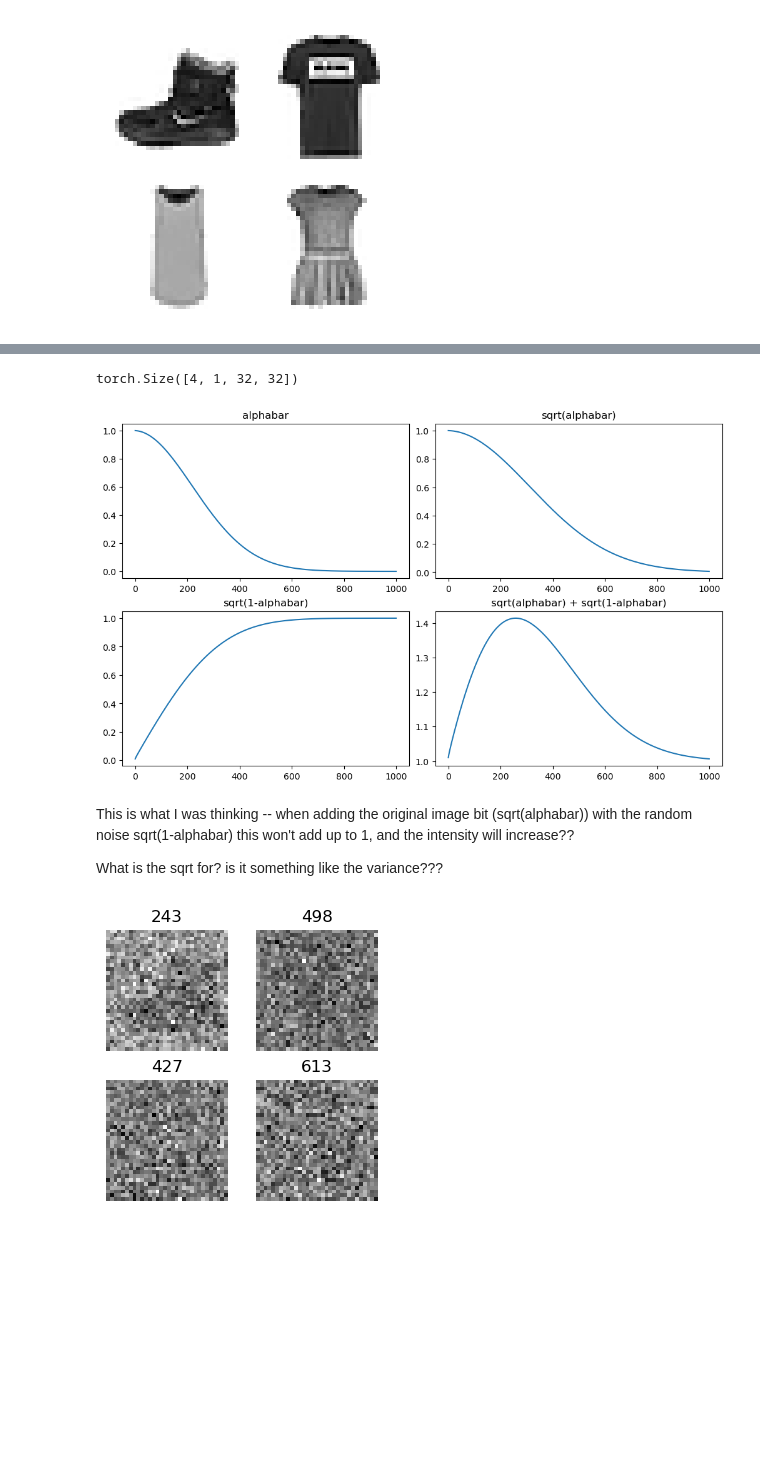
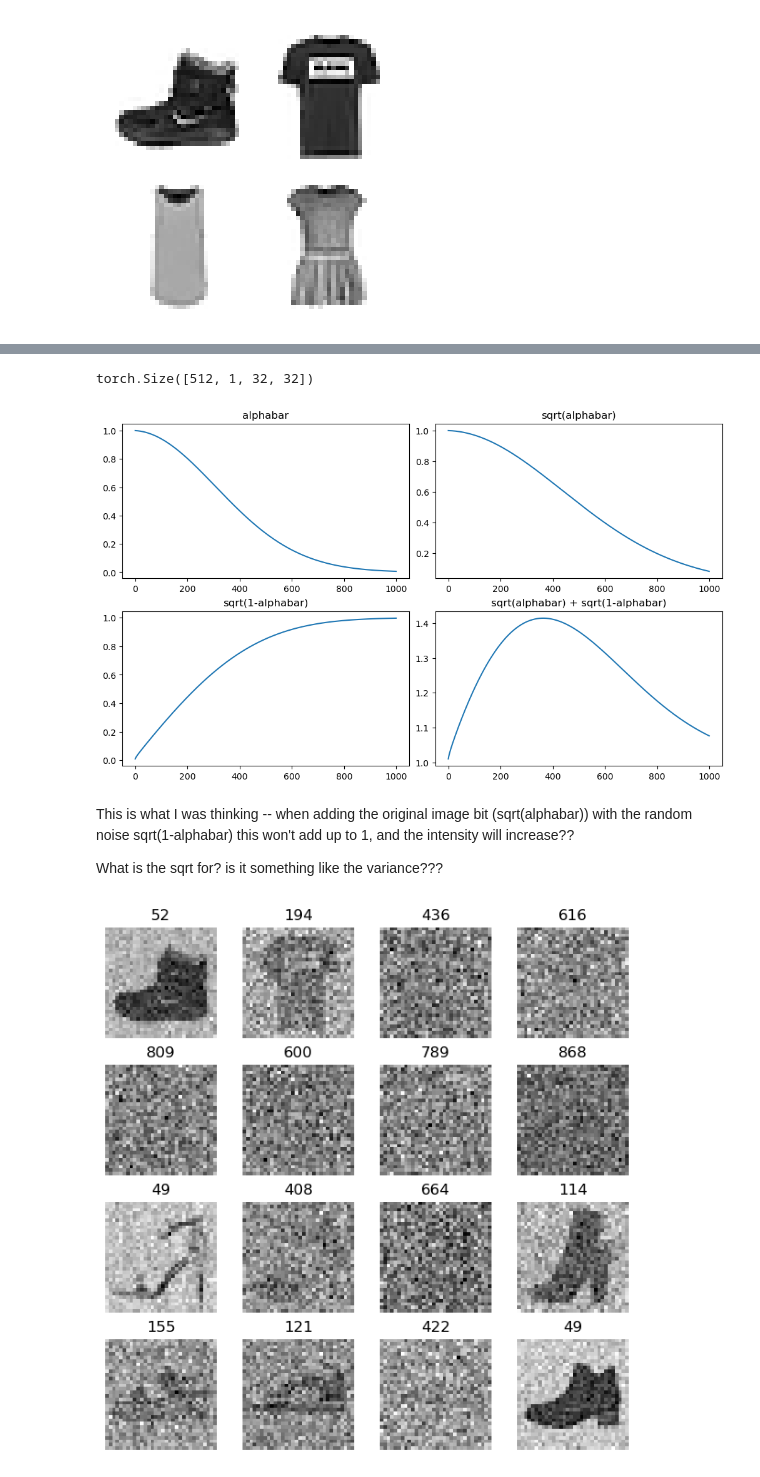
Before and after one commit to tom-pollak/tinyai, a Jupyter notebook: nbs/15_ddpm.ipynb, the cells around one changed output, grey strips where cells are left out. Drawn from its saved outputs; the diff is of its cells as text; code cells hidden in the pictures; blank space fills up the shorter version.

```diff
--- a/nbs/15_ddpm.ipynb
+++ b/nbs/15_ddpm.ipynb
@@ -31,13 +31,13 @@ import torchvision.transforms.functional as TF
 xmean,xstd = 0.286, 0.353
 
 @inplace
-def transformi(b): b[x] = [TF.pad(TF.to_tensor(o), (2,2,2,2)) for o in b[x]]
+def transformi(b): b[x] = [TF.pad(TF.to_tensor(o), (2,2,2,2))-0.5 for o in b[x]]
 
-bs = 256
+bs = 512
 tds = dsd.with_transform(transformi)
 dls = DataLoaders.from_dd(tds, batch_size=bs, num_workers=16, pin_memory=True)
 # %%
-betamin, betamax, nsteps = 0.0001, 0.02, 1000
+betamin, betamax, nsteps = 0.0001, 0.01, 1000
 beta = torch.linspace(betamin, betamax, nsteps)
 alpha = 1 - beta
 alphabar = alpha.cumprod(dim=0)
@@ -67,13 +67,11 @@ alpha is only from 1 - 0.98, this causes the cumprod to tend to 0 since numbers
 Example step
 # %%
 xb, _ = next(iter(dls.train))
-xb= xb[:4]
-show_images(xb, imsize=1.5)
+show_images(xb[:4], imsize=1.5)
 # %% [output]
 [figure]
 # %%
-bs = len(xb) # 4
-t = torch.randint(0, nsteps, (bs,), dtype=torch.long)
+t = torch.randint(0, nsteps, (4,), dtype=torch.long)
 print("t", t)
 alphabar_t = alphabar[t]
 print("alphabar_t", alphabar_t.shape)
@@ -88,7 +99,7 @@ scaled_xb torch.Size([4, 1, 32, 32])
 # %%
 (alphabar_t.reshape(-1, 1, 1, 1).sqrt() * xb).shape
 # %% [output]
-torch.Size([4, 1, 32, 32])
+torch.Size([512, 1, 32, 32])
 # %%
 fig, ((ax1, ax2), (ax3, ax4)) = plt.subplots(2, 2, figsize=(10, 6))
 ax1.plot(alphabar); ax1.set_title('alphabar')
@@ -97,7 +108,7 @@ ax3.plot((1-alphabar).sqrt()); ax3.set_title('sqrt(1-alphabar)')
 ax4.plot(alphabar.sqrt() + (1-alphabar).sqrt()); ax4.set_title('sqrt(alphabar) + sqrt(1-alphabar)')
 plt.show()
 # %% [output]
-[figure, old version]
+[figure, new version]
 # %% [markdown]
 This is what I was thinking -- when adding the original image bit (sqrt(alphabar)) with the random noise sqrt(1-alphabar) this won't add up to 1, and the intensity will increase??
 
@@ -167,9 +178,9 @@ def sample(model, sz, alpha, alphabar, sigma, nsteps):
     return preds
 # %%
 xt, t, epsilon = noisify(xb, alphabar)
-show_images(xt, imsize=1.5, titles=t.tolist())
+show_images(xt[:16], imsize=1.5, titles=t.tolist())
 # %% [output]
-[figure, old version]
+[figure, new version]
 # %%
 # ignore y, default_collate is the default collation function
 
```
Also changed, not shown: parts of 12 cells of this notebook, 5 other files.
